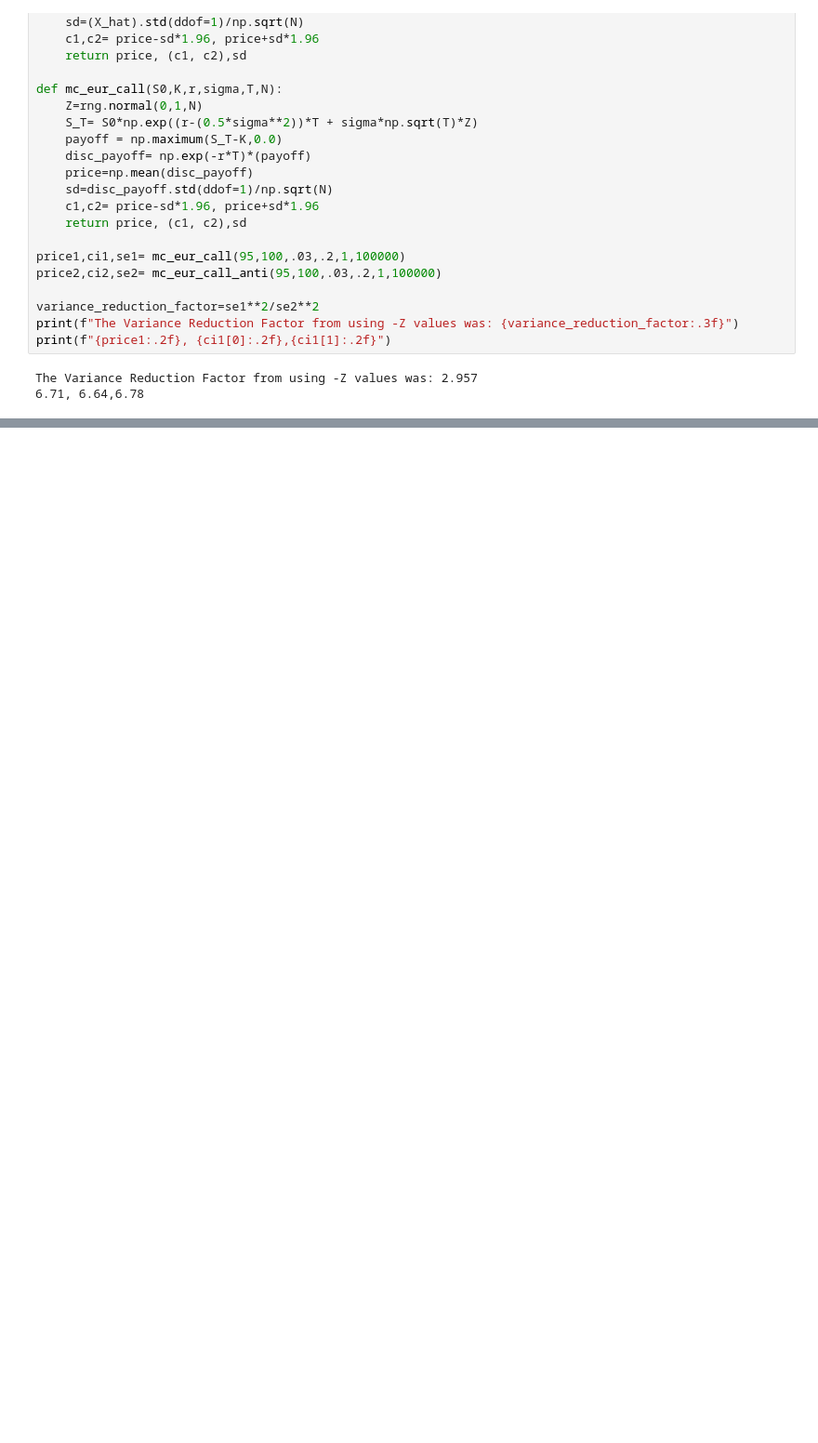
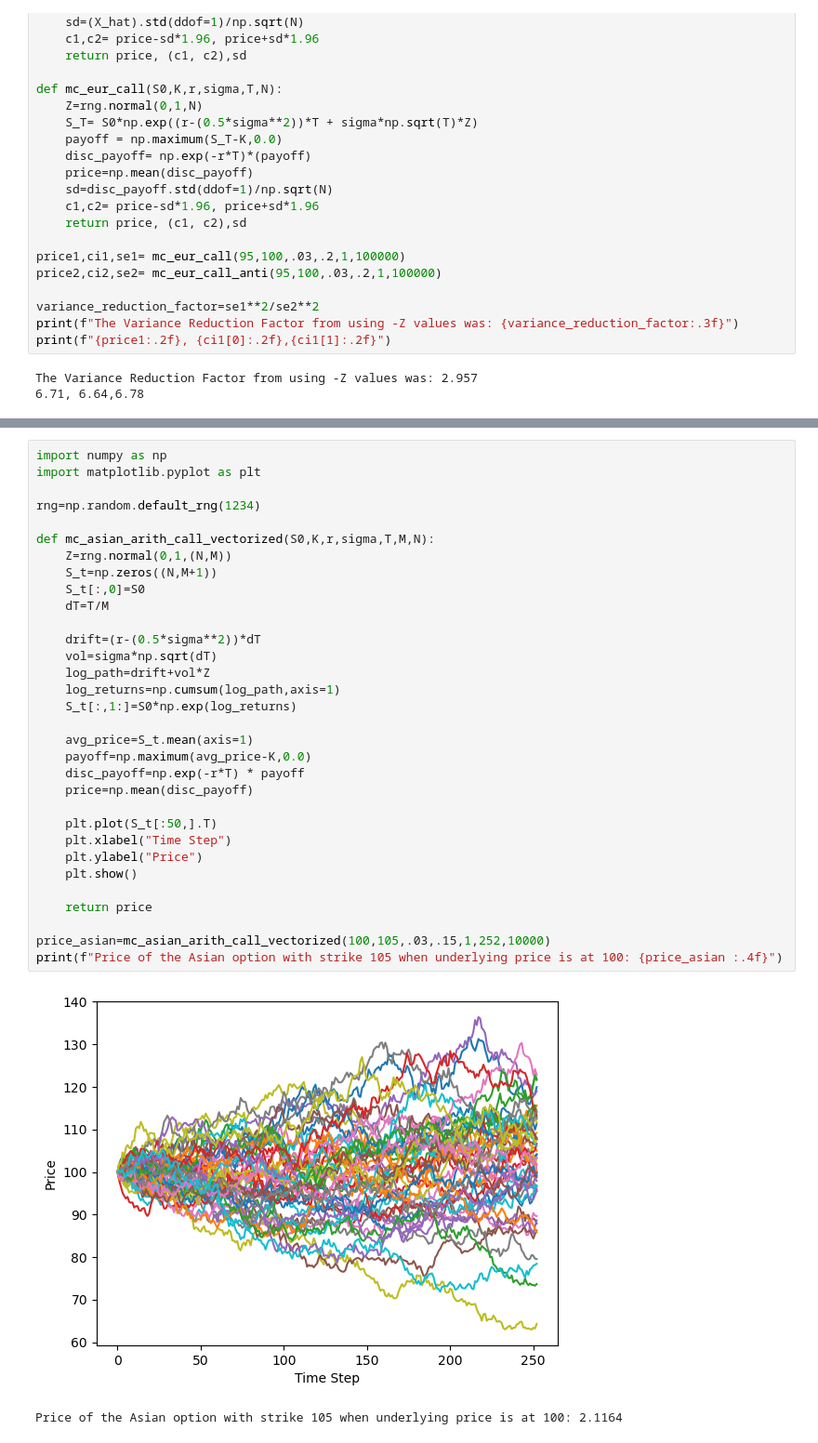
Before and after one commit to RitvikRajBhushan/Practice_Concepts, a Jupyter notebook: Option_Pricer_Comparison.ipynb, the cells around one changed output, grey strips where cells are left out. Shown at 93% size. Drawn from its saved outputs; the diff is of its cells as text; blank space fills up the shorter version.

Commit message:
Asian options vectorized code

```diff
--- a/Option_Pricer_Comparison.ipynb
+++ b/Option_Pricer_Comparison.ipynb
@@ -104,0 +105,35 @@ Price of the Asian option with strike 105 when underlying price is at 100: 2.30
+# %%
+import numpy as np
+import matplotlib.pyplot as plt
+
+rng=np.random.default_rng(1234)
+
+def mc_asian_arith_call_vectorized(S0,K,r,sigma,T,M,N):
+    Z=rng.normal(0,1,(N,M))
+    S_t=np.zeros((N,M+1))
+    S_t[:,0]=S0
+    dT=T/M
+
+    drift=(r-(0.5*sigma**2))*dT
+    vol=sigma*np.sqrt(dT)
+    log_path=drift+vol*Z
+    log_returns=np.cumsum(log_path,axis=1)
+    S_t[:,1:]=S0*np.exp(log_returns)
+
+    avg_price=S_t.mean(axis=1)
+    payoff=np.maximum(avg_price-K,0.0)
+    disc_payoff=np.exp(-r*T) * payoff
+    price=np.mean(disc_payoff)
+
+    plt.plot(S_t[:50,].T)
+    plt.xlabel("Time Step")
+    plt.ylabel("Price")
+    plt.show()
+
+    return price
+
+price_asian=mc_asian_arith_call_vectorized(100,105,.03,.15,1,252,10000)
+print(f"Price of the Asian option with strike 105 when underlying price is at 100: {price_asian :.4f}")
+# %% [output]
+[figure, added]
+Price of the Asian option with strike 105 when underlying price is at 100: 2.1164
```
Also changed, not shown: parts of 1 cell of this notebook.
